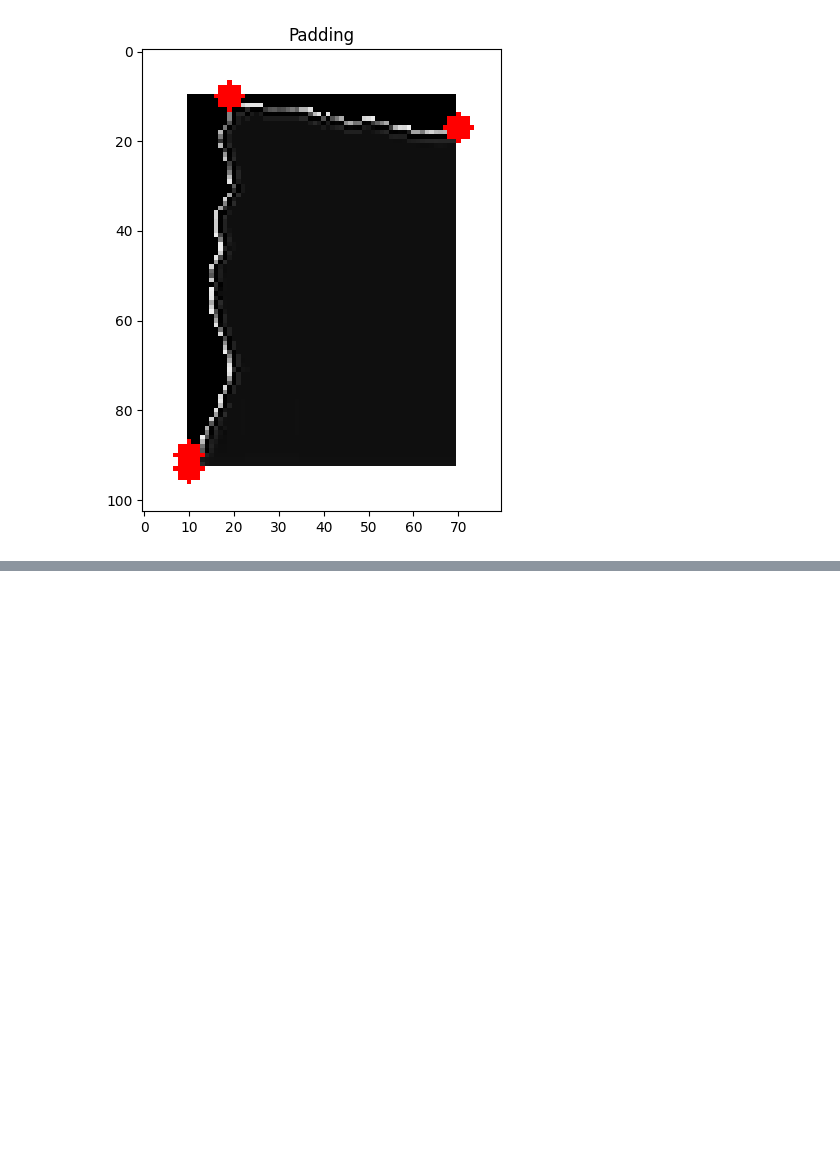
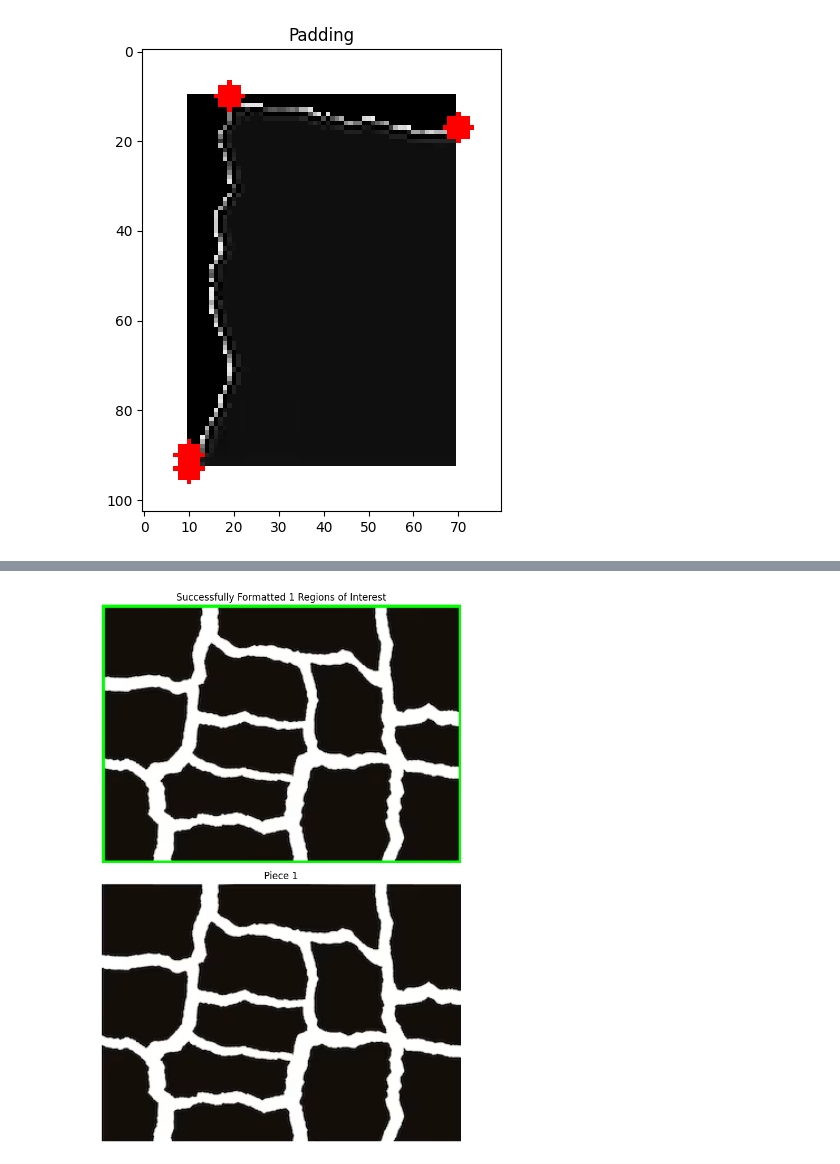
Before and after one commit to faizan09711-bit/Computer-Vision, a Jupyter notebook: Finding Contours.ipynb, the cells around one changed output, grey strips where cells are left out. Drawn from its saved outputs; the diff is of its cells as text; code cells hidden in the pictures; blank space fills up the shorter version.

Commit message:
Identifying Region of Interest

```diff
--- a/Finding Contours.ipynb
+++ b/Finding Contours.ipynb
@@ -224,3 +343,7 @@ plt.imshow(cv2.cvtColor(output_img, cv2.COLOR_BGR2RGB))
 plt.show()
 # %% [output]
 [figure]
+# %%
+points=cv2.findNonZero(thresh)
+x,y,w,h =cv2.boundingRect(thresh)
+print(x,y,w,h)
@@ -226,0 +352,78 @@ plt.show()
+# %%
+import cv2
+import matplotlib.pyplot as plt
+import numpy as np
+
+# 1. Load the image
+path = r'Z:\Internship\Tasks\Edge Detection\image\image1.png'
+image_bgr = cv2.imread(path)
+
+if image_bgr is None:
+    raise FileNotFoundError(f"Could not load image at path: {path}")
+
+image_rgb = cv2.cvtColor(image_bgr, cv2.COLOR_BGR2RGB)
+h_img, w_img, _ = image_rgb.shape
+image_copy = image_rgb.copy()
+
+# 2. Preprocessing
+gray = cv2.cvtColor(image_bgr, cv2.COLOR_BGR2GRAY)
+blurred = cv2.GaussianBlur(gray, (5, 5), 0)
+
+# Thresholding to isolate the bright white structures
+_, thresh = cv2.threshold(blurred, 0, 255, cv2.THRESH_BINARY + cv2.THRESH_OTSU)
+
+# 3. Find Contours
+contours, _ = cv2.findContours(thresh, cv2.RETR_EXTERNAL, cv2.CHAIN_APPROX_SIMPLE)
+
+rois = []
+min_area = 100  # Lowered to capture smaller segments if necessary
+max_area = (h_img * w_img) * 0.95  # Only ignore if it fills the entire image completely
+
+for cnt in contours:
+    if isinstance(cnt, np.ndarray) and cnt.shape[0] >= 1:
+        area = cv2.contourArea(cnt)
+
+        if min_area < area < max_area:
+            x, y, w, h = cv2.boundingRect(cnt)
+
+            # Crop the target region
+            roi = image_rgb[y:y+h, x:x+w]
+            rois.append(roi)
+
+            # Draw green indicator bounding boxes
+            cv2.rectangle(image_copy, (x, y), (x + w, y + h), (0, 255, 0), 3)
+
+# 4. Visualization
+num_rois = len(rois)
+
+if num_rois == 0:
+    print("No pieces found matching area constraints.")
+    fig, axes = plt.subplots(1, 2, figsize=(12, 6))
+    axes[0].imshow(image_rgb)
+    axes[0].set_title("Original Image")
+    axes[0].axis('off')
+
+    axes[1].imshow(thresh, cmap='gray')
+    axes[1].set_title("Thresholded Mask")
+    axes[1].axis('off')
+    plt.show()
+else:
+    fig = plt.figure(figsize=(16, 10))
+
+    # Overview Panel
+    ax_main = plt.subplot2grid((2, num_rois), (0, 0), colspan=num_rois)
+    ax_main.imshow(image_copy)
+    ax_main.set_title(f"Successfully Formatted {num_rois} Regions of Interest")
+    ax_main.axis('off')
+
+    # Isolated Pieces
+    for idx, roi in enumerate(rois):
+        ax_roi = plt.subplot2grid((2, num_rois), (1, idx))
+        ax_roi.imshow(roi)
+        ax_roi.set_title(f"Piece {idx + 1}")
+        ax_roi.axis('off')
+
+    plt.tight_layout()
+    plt.show()
+# %% [output]
+[figure, added]
```
Also changed, not shown: parts of 7 cells of this notebook.
